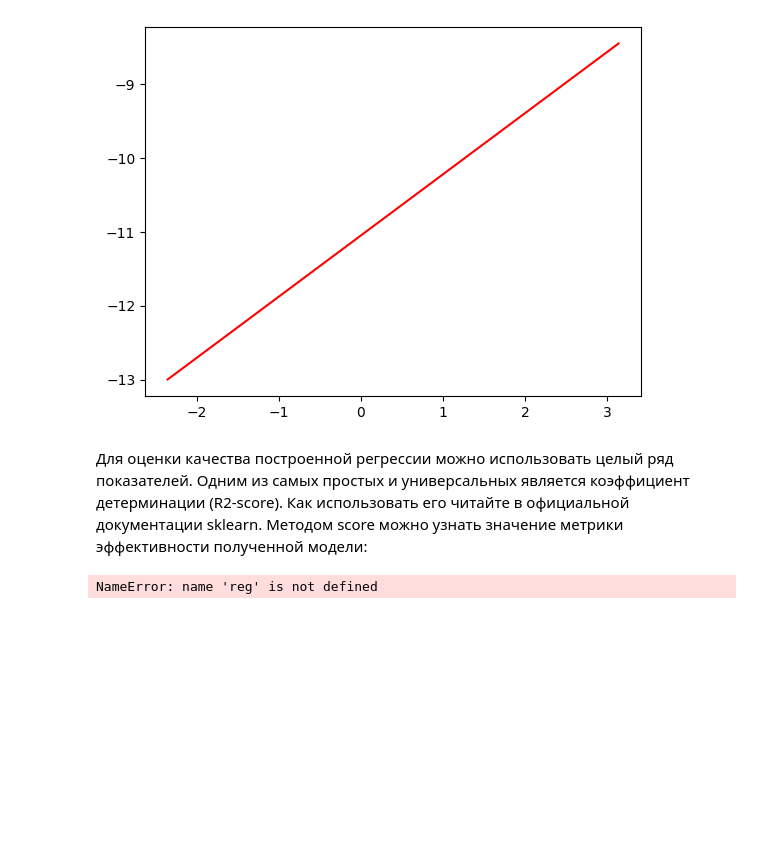
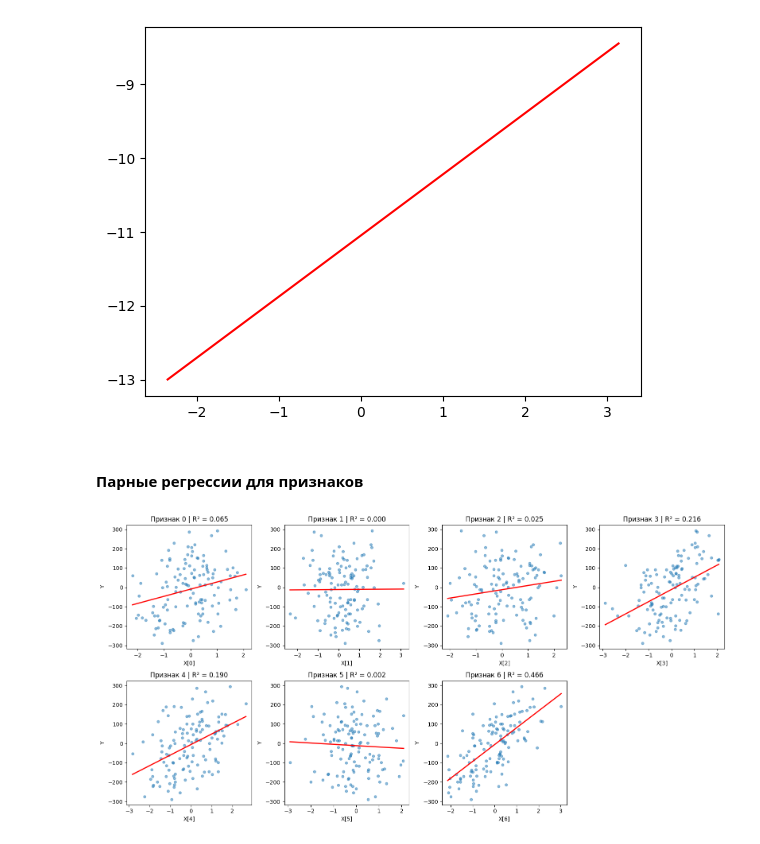
Before and after one commit to kinraku/ML_course, a Jupyter notebook: ML1.2 multivariate/1.2.ipynb, the cells around one changed output. Cells and saved outputs as stored; diff of their text form; code cells hidden in the pictures; blank space fills up the shorter version.

```diff
--- a/ML1.2 multivariate/1.2.ipynb
+++ b/ML1.2 multivariate/1.2.ipynb
@@ -34,9 +34,9 @@ x.head()
 # %% [markdown]
 Если выполнить этот код то при внимательном рассмотрении можно заметить одну ошибку. Первая строка данных была помещена в заголовки строк. Чаще всего в файле с данными первая строка как раз и содержит заголовки, поэтому такое поведение чаще бывает полезным. Но в нашем случае датасет не содержит заголовков. Поэтому при чтении надо это учесть:
 # %%
-x = pd.read_csv("https://github.com/koroteevmv/ML_course/raw/main/ML1.2%20multivariate/data/1_x.csv",
+x = pd.read_csv("data/1_x.csv",
                 header=None)
-y = pd.read_csv("https://github.com/koroteevmv/ML_course/raw/main/ML1.2%20multivariate/data/1_y.csv",
+y = pd.read_csv("data/1_y.csv",
                 header=None)
 # %% [markdown]
 Теперь данные прочтены верно. Но лучше еще раз в этом убедиться, выведя часть датасета на экран.
@@ -99,9 +143,24 @@ plt.plot(xx, binary.predict(xx), c='r')
 # %% [output]
 [<matplotlib.lines.Line2D at 0x...>]
 [figure]
-# %% [markdown]
-Для оценки качества построенной регрессии можно использовать целый ряд показателей. Одним из самых простых и универсальных является коэффициент детерминации (R2-score). Как использовать его читайте в официальной документации sklearn. Методом score можно узнать значение метрики эффективности полученной модели:
-# %%
-reg.score(X, Y)
-# %% [output]
-NameError: name 'reg' is not defined
+# %% [markdown]
+#### Парные регрессии для признаков
+# %%
+fig, axes = plt.subplots(2, 4, figsize=(16, 8))
+axes = axes.flatten()
+
+for i in range(7):
+    model = LinearRegression()
+    model.fit(x[[i]], y)
+    axes[i].scatter(x[i], y, alpha=0.5, s=20)
+    xx = np.linspace(x[i].min(), x[i].max(), 100).reshape(-1, 1)
+    axes[i].plot(xx, model.predict(xx), 'r-', linewidth=2)
+    axes[i].set_title(f'Признак {i} | R² = {model.score(x[[i]], y):.3f}')
+    axes[i].set_xlabel(f'X[{i}]')
+    axes[i].set_ylabel('Y')
+
+axes[7].axis('off')
+plt.tight_layout()
+plt.show()
+# %% [output]
+[figure, added]
```
Also changed, not shown: parts of 14 cells of this notebook, 6 other files.
